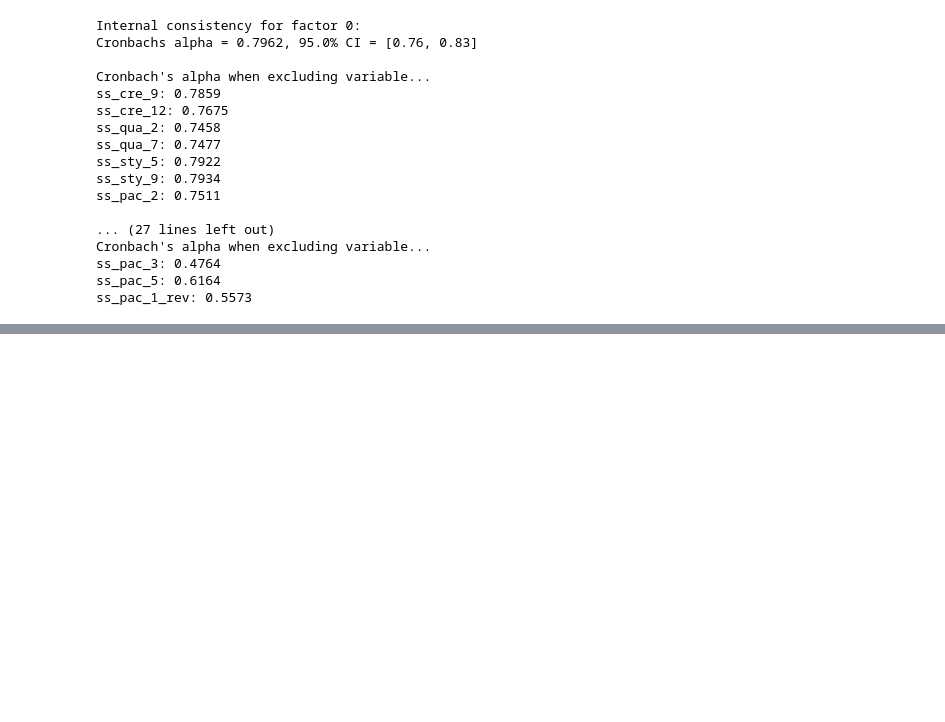
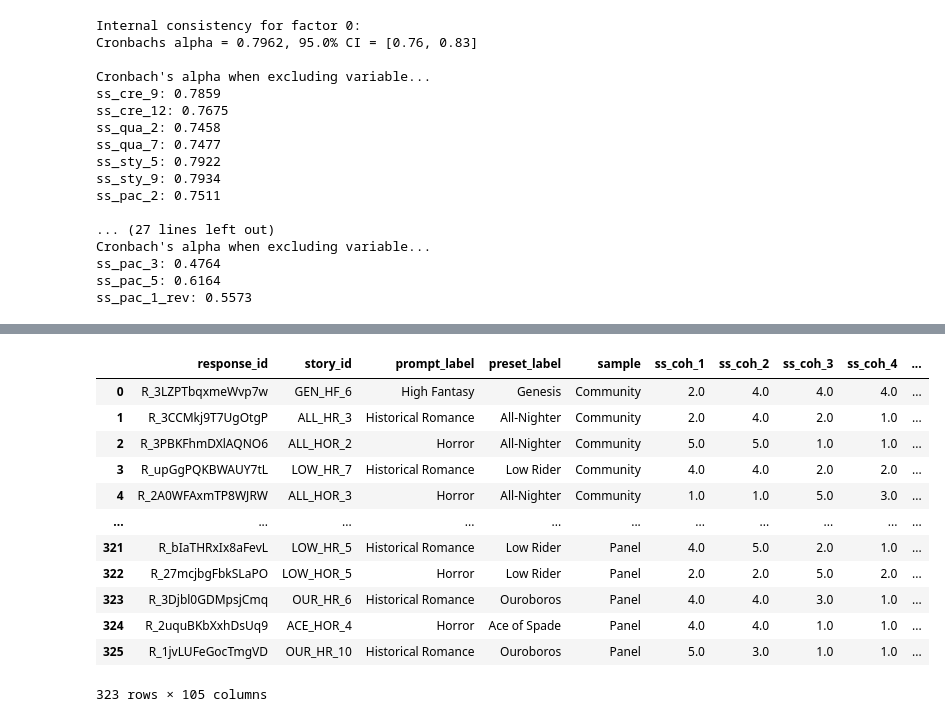
Before and after one commit to MWiechmann/ai_story_scale, a Jupyter notebook: study1_scale_construction/step_2_scale_construction_efa.ipynb, the cells around one changed output, grey strips where cells are left out. Saved outputs shown, nothing was run; the diff lists cells and outputs as text; code cells hidden in the pictures; blank space fills up the shorter version.

```diff
--- a/study1_scale_construction/step_2_scale_construction_efa.ipynb
+++ b/study1_scale_construction/step_2_scale_construction_efa.ipynb
@@ -1008,7 +1005,8 @@ Factor # | Interpretation
 # %%
 # Create reversed items in the dataframe where necessary
 # Also create a dictonary with a list of items per factor
-aiss, items_per_fac_5_2 = efa_utils.rev_items_and_return(aiss, efa_5_2, items_5_2)
+aiss, items_per_fac_5_2 = efa_utils.rev_items_and_return(
+    aiss, efa_5_2, items_5_2)
 
 # Give out internal reliability estimates for factors
 efa_utils.factor_int_reliability(aiss, items_per_fac_5_2)
@@ -1350,7 +1350,8 @@ Factor # | Interpretation
 # %%
 # Create reversed items in the dataframe where necessary
 # Also create a dictonary with a list of items per factor
-aiss, items_per_fac_4_2 = efa_utils.rev_items_and_return(aiss, efa_4_2, items_4_2)
+aiss, items_per_fac_4_2 = efa_utils.rev_items_and_return(
+    aiss, efa_4_2, items_4_2)
 
 # Give out internal reliability estimates for factors
 efa_utils.factor_int_reliability(aiss, items_per_fac_4_2)
@@ -1453,14 +1425,26 @@ aiss[["tss_fac1", "tss_fac2", "tss_fac3", "tss_fac4", "tss_fac5",
 # %%
-# Rename factors
-aiss.rename(columns={"tss_fac1": "tss_coh", "tss_fac2": "tss_pac",
-                       "tss_fac3": "tss_rep", "tss_fac4": "tss_conch", "tss_fac5": "tss_cre"},
-              inplace=True)
+# Rename factors that are already in a positive direction
+aiss.rename(columns={"ss_fac1": "ss_coh", "ss_fac5": "ss_qual_crea"}, inplace=True)
 
-# Some factor scores might make more sense reversed
-aiss["tss_pac"] = aiss["tss_pac"]*-1
-aiss["tss_conch"] = aiss["tss_conch"]*-1
-aiss["tss_avoid_rep"] = aiss["tss_rep"]*-1
+# Reverse the other factor scores so that all factors have a positive direction
+aiss["ss_pace"] = aiss["ss_fac2"]*-1
+aiss["ss_avoid_reps"] = aiss["ss_fac3"]*-1
+aiss["ss_cons_chars"] = aiss["ss_fac4"]*-1
 
-# Standardize scores
-# aiss[["tss_coh", "tss_cre", "tss_conch", "tss_pac", "tss_avoid_rep"]] = aiss[[
-#     "tss_coh", "tss_cre", "tss_conch", "tss_pac", "tss_avoid_rep"]].apply(stats.zscore)
+# Drop old factor scores that have been reversed
+aiss.drop(["ss_fac2", "ss_fac3", "ss_fac4"], axis=1, inplace=True)
+aiss
+# %% [output]
+|  | response_id | story_id | prompt_label | preset_label | sample | ss_coh_1 | ss_coh_2 | ss_coh_3 | ss_coh_4 | ... |
+| 0 | R_3LZPTbqxmeWvp7w | GEN_HF_6 | High Fantasy | Genesis | Community | 2.0 | 4.0 | 4.0 | 4.0 | ... |
+| 1 | R_3CCMkj9T7UgOtgP | ALL_HR_3 | Historical Romance | All-Nighter | Community | 2.0 | 4.0 | 2.0 | 1.0 | ... |
+| 2 | R_3PBKFhmDXlAQNO6 | ALL_HOR_2 | Horror | All-Nighter | Community | 5.0 | 5.0 | 1.0 | 1.0 | ... |
+| 3 | R_upGgPQKBWAUY7tL | LOW_HR_7 | Historical Romance | Low Rider | Community | 4.0 | 4.0 | 2.0 | 2.0 | ... |
+| 4 | R_2A0WFAxmTP8WJRW | ALL_HOR_3 | Horror | All-Nighter | Community | 1.0 | 1.0 | 5.0 | 3.0 | ... |
+| ... | ... | ... | ... | ... | ... | ... | ... | ... | ... | ... |
+| 321 | R_bIaTHRxIx8aFevL | LOW_HR_5 | Historical Romance | Low Rider | Panel | 4.0 | 5.0 | 2.0 | 1.0 | ... |
+| 322 | R_27mcjbgFbkSLaPO | LOW_HOR_5 | Horror | Low Rider | Panel | 2.0 | 2.0 | 5.0 | 2.0 | ... |
+| 323 | R_3Djbl0GDMpsjCmq | OUR_HR_6 | Historical Romance | Ouroboros | Panel | 4.0 | 4.0 | 3.0 | 1.0 | ... |
+| 324 | R_2uquBKbXxhDsUq9 | ACE_HOR_4 | Horror | Ace of Spade | Panel | 4.0 | 4.0 | 1.0 | 1.0 | ... |
+| 325 | R_1jvLUFeGocTmgVD | OUR_HR_10 | Historical Romance | Ouroboros | Panel | 5.0 | 3.0 | 1.0 | 1.0 | ... |
+323 rows × 105 columns
```
Also changed, not shown: parts of 94 cells of this notebook, 3 other files.
